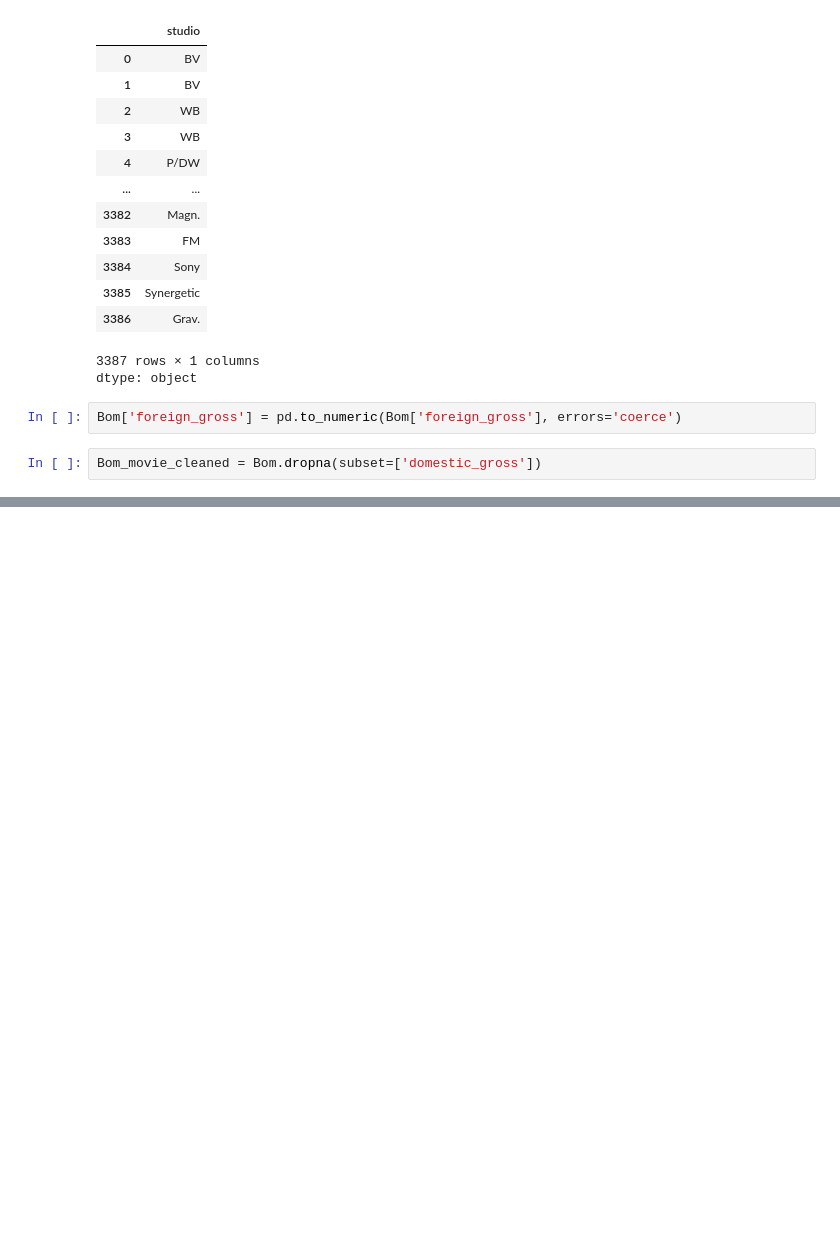
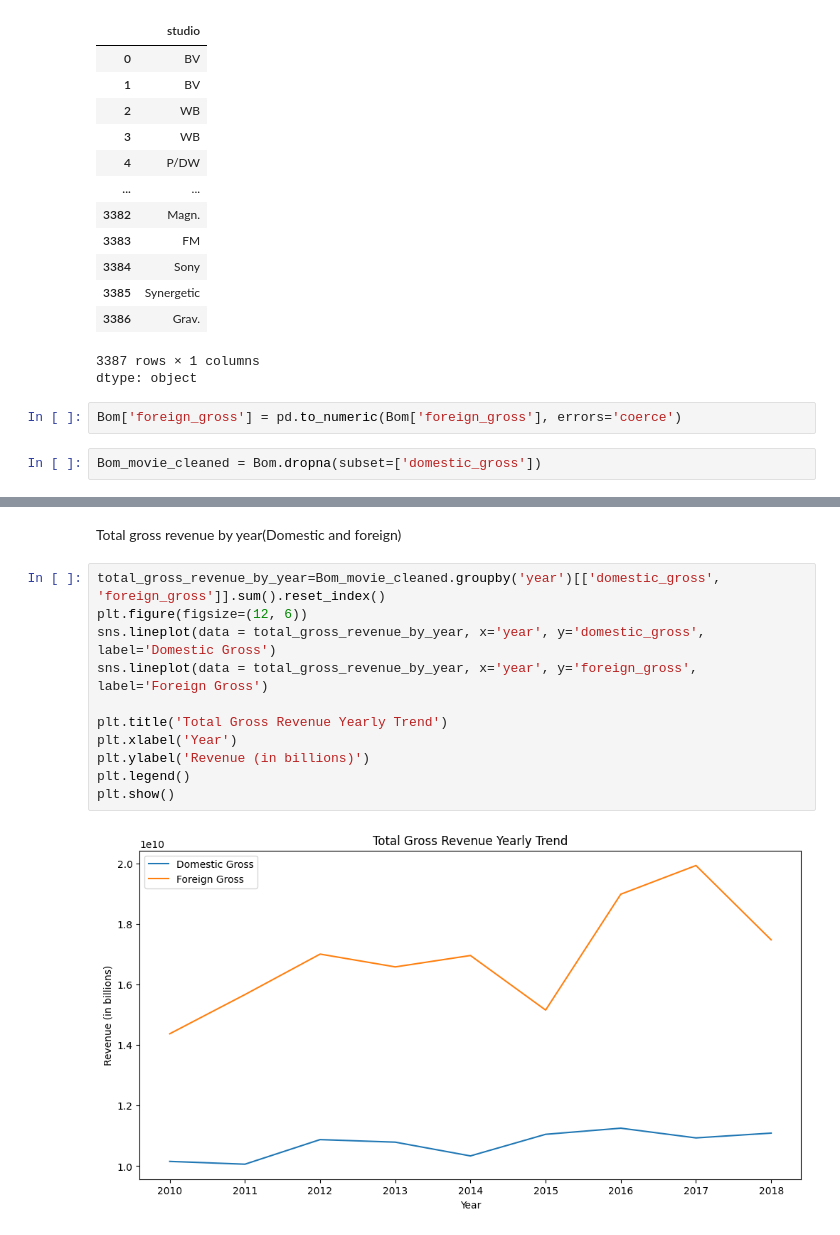
Before and after one commit to pishanjia/ADS_REV_code, a Jupyter notebook: Capstone.ipynb, the cells around one changed output, grey strips where cells are left out. Cells and saved outputs as stored; diff of their text form; blank space fills up the shorter version.

```diff
--- a/Capstone.ipynb
+++ b/Capstone.ipynb
@@ -280,0 +342,15 @@ Bom_movie_cleaned = Bom.dropna(subset=['domestic_gross'])
+# %% [markdown]
+Total gross revenue by year(Domestic and foreign)
+# %%
+total_gross_revenue_by_year=Bom_movie_cleaned.groupby('year')[['domestic_gross', 'foreign_gross']].sum().reset_index()
+plt.figure(figsize=(12, 6))
+sns.lineplot(data = total_gross_revenue_by_year, x='year', y='domestic_gross', label='Domestic Gross')
+sns.lineplot(data = total_gross_revenue_by_year, x='year', y='foreign_gross', label='Foreign Gross')
+
+plt.title('Total Gross Revenue Yearly Trend')
+plt.xlabel('Year')
+plt.ylabel('Revenue (in billions)')
+plt.legend()
+plt.show()
+# %% [output]
+[figure, added]
```
Also changed, not shown: parts of 36 cells of this notebook.
